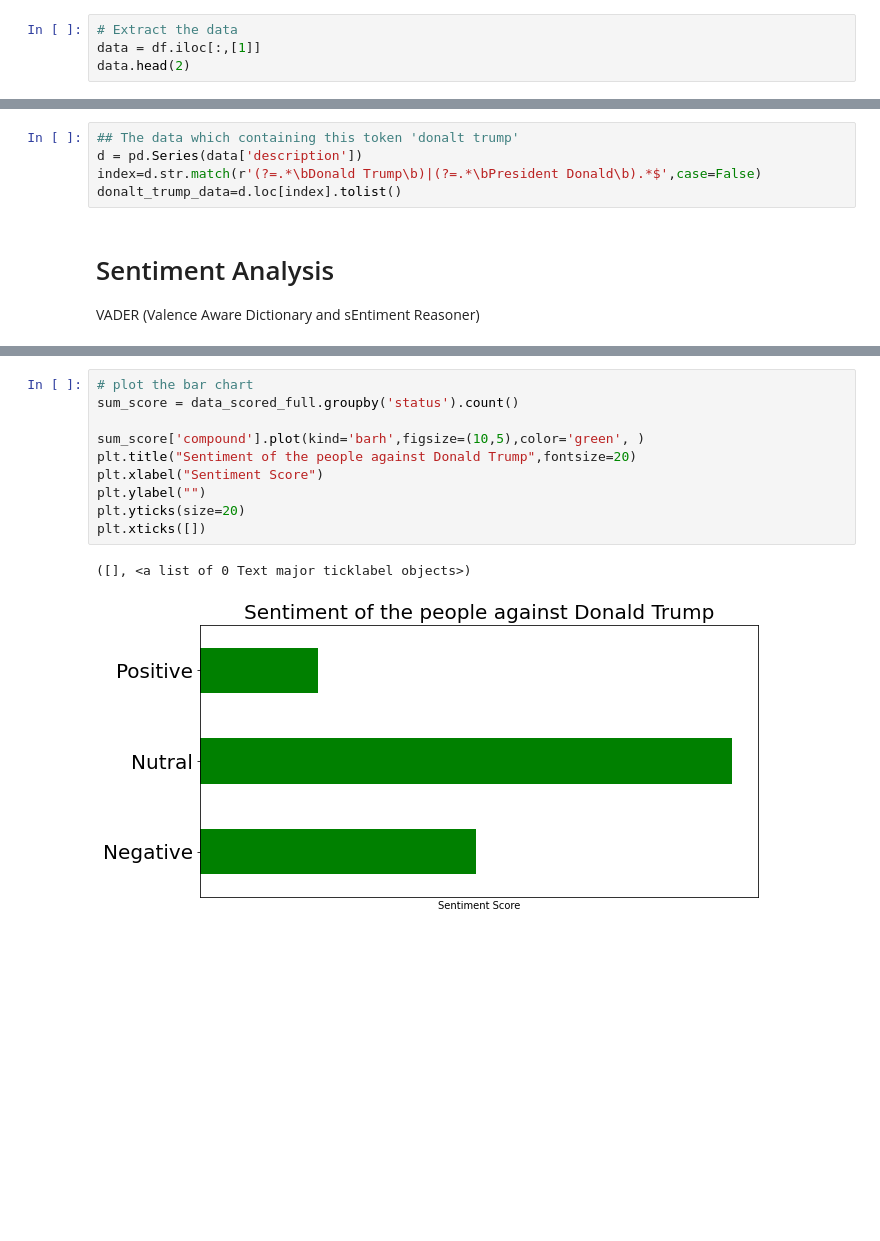
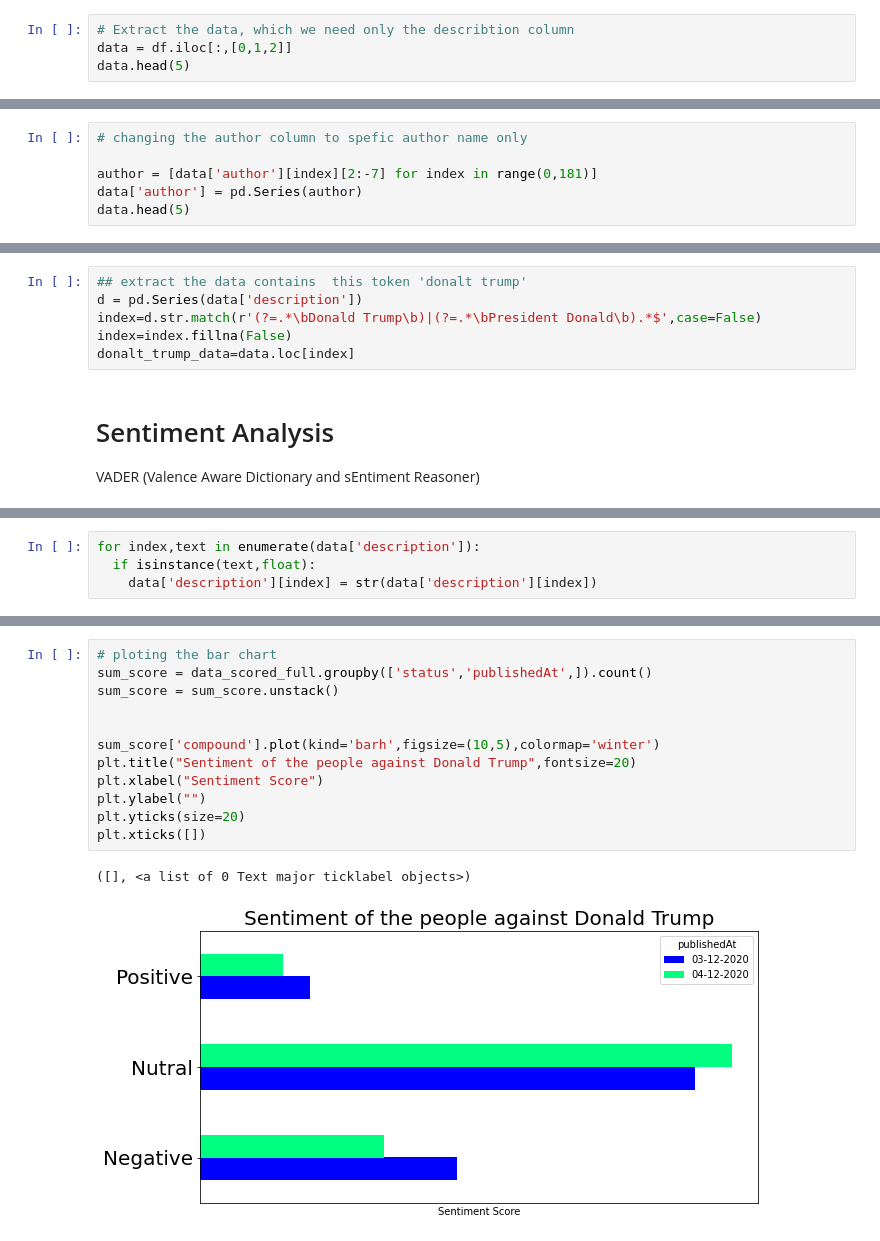
Before and after one commit to pavi-ninjaac/Data_Science_internship_program_Technocolaps_July2020, a Jupyter notebook: Politics.ipynb, the cells around one changed output, grey strips where cells are left out. Drawn from its saved outputs; the diff is of its cells as text; blank space fills up the shorter version.

```diff
--- a/Politics.ipynb
+++ b/Politics.ipynb
@@ -72,5 +78,5 @@ The shape of the dataframe is : (94, 8)
 # %%
-# Extract the data
-data = df.iloc[:,[1]]
-data.head(2)
+# Extract the data, which we need only the describtion column
+data = df.iloc[:,[0,1,2]]
+data.head(5)
 # %% [output]
@@ -79,0 +89,6 @@ data.head(2)
+# %%
+# changing the author column to spefic author name only
+
+author = [data['author'][index][2:-7] for index in range(0,181)]
+data['author'] = pd.Series(author)
+data.head(5)
@@ -175,10 +213,11 @@ plt.xticks(size=20)
 Here we can see that the unigram used often is 'predident' and the bigram is 'donald trump' and 'president donalt'
 Try to extract the data which containe  these words and predict the sentiment of the people about this bigram and unigram words.
 # %%
-## The data which containing this token 'donalt trump'
+## extract the data contains  this token 'donalt trump'
 d = pd.Series(data['description'])
 index=d.str.match(r'(?=.*\bDonald Trump\b)|(?=.*\bPresident Donald\b).*$',case=False)
-donalt_trump_data=d.loc[index].tolist()
+index=index.fillna(False)
+donalt_trump_data=data.loc[index]
 # %% [markdown]
 # Sentiment Analysis
 VADER (Valence Aware Dictionary and sEntiment Reasoner)
@@ -196,2 +235,6 @@ Requirement already satisfied: idna<3,>=2.5 in /usr/local/lib/python3.6/dist-pac
 Installing collected packages: vaderSentiment
 Successfully installed vaderSentiment-3.3.2
+# %%
+for index,text in enumerate(data['description']):
+  if isinstance(text,float):
+    data['description'][index] = str(data['description'][index])
@@ -243,13 +299,15 @@ data_scored_full[:10]
 # %%
-# plot the bar chart
-sum_score = data_scored_full.groupby('status').count()
+# ploting the bar chart
+sum_score = data_scored_full.groupby(['status','publishedAt',]).count()
+sum_score = sum_score.unstack()
 
-sum_score['compound'].plot(kind='barh',figsize=(10,5),color='green', )
+
+sum_score['compound'].plot(kind='barh',figsize=(10,5),colormap='winter')
 plt.title("Sentiment of the people against Donald Trump",fontsize=20)
 plt.xlabel("Sentiment Score")
 plt.ylabel("")
 plt.yticks(size=20)
 plt.xticks([])
 # %% [output]
 ([], <a list of 0 Text major ticklabel objects>)
-[figure, old version]
+[figure, new version]
```
Also changed, not shown: parts of 19 cells of this notebook.
